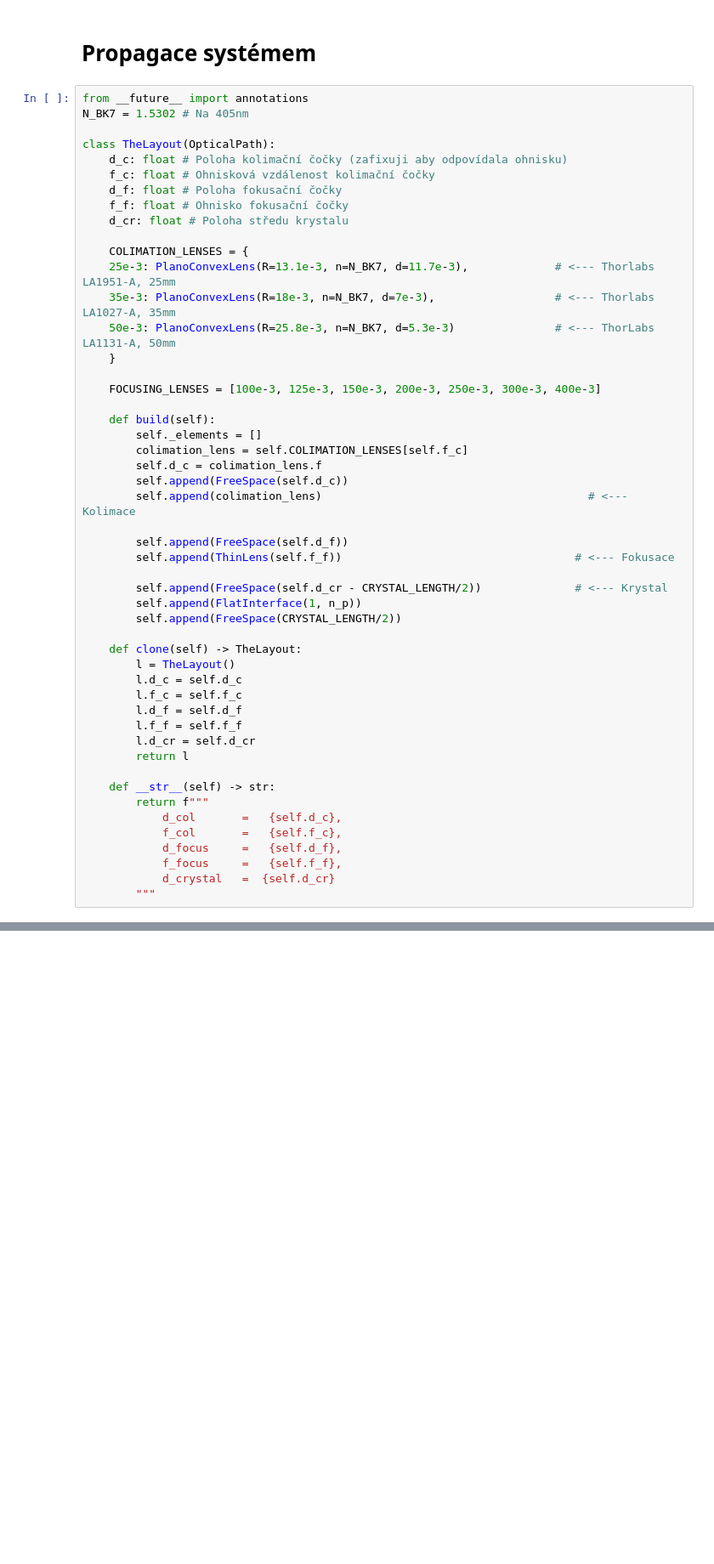
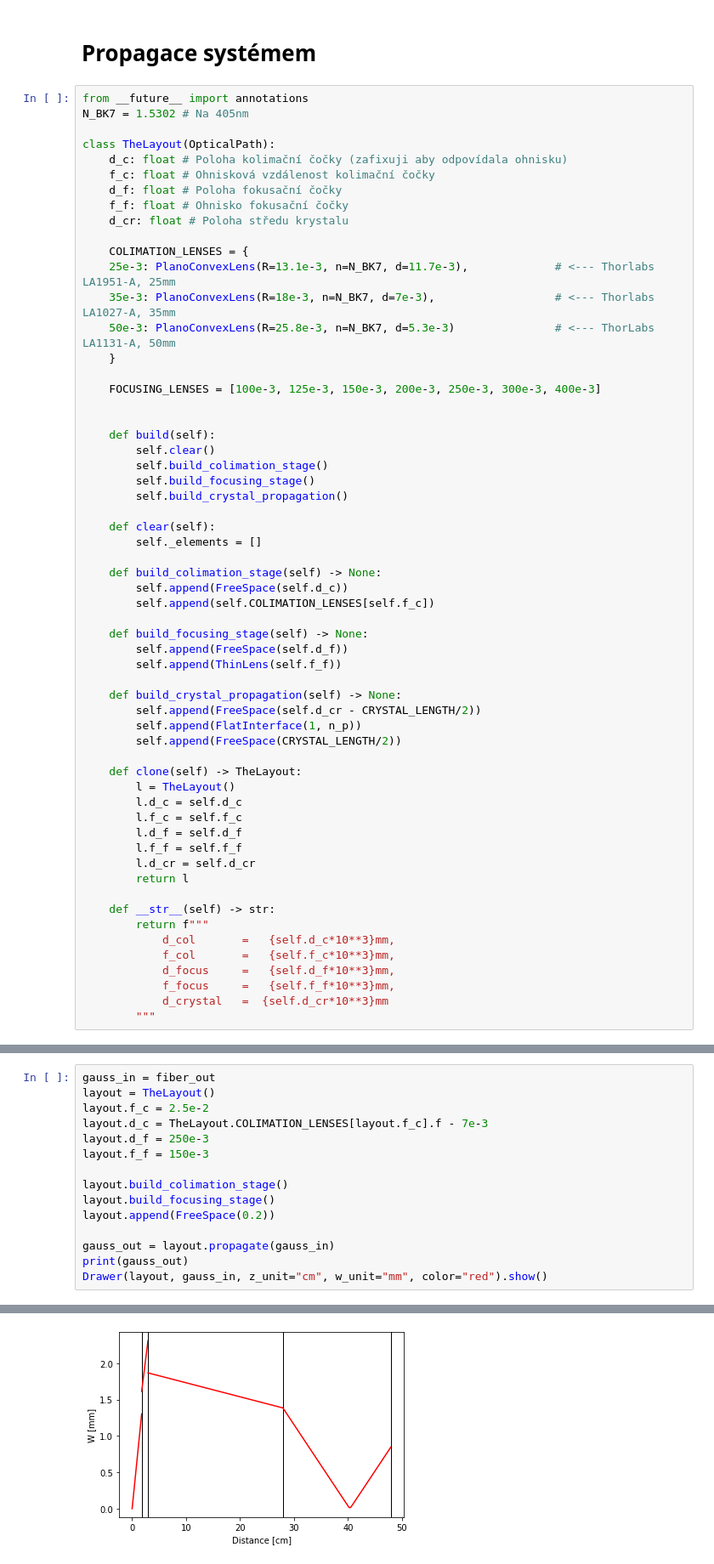
Before and after one commit to david-tomecek-fjfi/dp-layout, a Jupyter notebook: layout_calculations.ipynb, the cells around one changed output, grey strips where cells are left out. Shown: that part at 85% size. Drawn from its saved outputs; the diff is of its cells as text; blank space fills up the shorter version.

```diff
--- a/layout_calculations.ipynb
+++ b/layout_calculations.ipynb
@@ -124,17 +136,26 @@ class TheLayout(OpticalPath):
 
     FOCUSING_LENSES = [100e-3, 125e-3, 150e-3, 200e-3, 250e-3, 300e-3, 400e-3]
 
+
     def build(self):
+        self.clear()
+        self.build_colimation_stage()
+        self.build_focusing_stage()
+        self.build_crystal_propagation()
+
+    def clear(self):
         self._elements = []
-        colimation_lens = self.COLIMATION_LENSES[self.f_c]
-        self.d_c = colimation_lens.f
+
+    def build_colimation_stage(self) -> None:
         self.append(FreeSpace(self.d_c))
-        self.append(colimation_lens)                                        # <--- Kolimace
+        self.append(self.COLIMATION_LENSES[self.f_c])
 
+    def build_focusing_stage(self) -> None:
         self.append(FreeSpace(self.d_f))
-        self.append(ThinLens(self.f_f))                                   # <--- Fokusace
+        self.append(ThinLens(self.f_f))
 
-        self.append(FreeSpace(self.d_cr - CRYSTAL_LENGTH/2))              # <--- Krystal
+    def build_crystal_propagation(self) -> None:
+        self.append(FreeSpace(self.d_cr - CRYSTAL_LENGTH/2))
         self.append(FlatInterface(1, n_p))
         self.append(FreeSpace(CRYSTAL_LENGTH/2))
 
@@ -149,9 +170,9 @@ class TheLayout(OpticalPath):
 
     def __str__(self) -> str:
         return f"""
-            d_col       =   {self.d_c},
-            f_col       =   {self.f_c},
-            d_focus     =   {self.d_f},
-            f_focus     =   {self.f_f},
-            d_crystal   =  {self.d_cr}
+            d_col       =   {self.d_c*10**3}mm,
+            f_col       =   {self.f_c*10**3}mm,
+            d_focus     =   {self.d_f*10**3}mm,
+            f_focus     =   {self.f_f*10**3}mm,
+            d_crystal   =  {self.d_cr*10**3}mm
         """
@@ -204,0 +240,16 @@ AssertionError: BUG! kod pod touto pdmínkou se nikdy nevykona! Stříli to tu n
+# %%
+gauss_in = fiber_out
+layout = TheLayout()
+layout.f_c = 2.5e-2
+layout.d_c = TheLayout.COLIMATION_LENSES[layout.f_c].f - 7e-3
+layout.d_f = 250e-3
+layout.f_f = 150e-3
+
+layout.build_colimation_stage()
+layout.build_focusing_stage()
+layout.append(FreeSpace(0.2))
+
+gauss_out = layout.propagate(gauss_in)
+print(gauss_out)
+Drawer(layout, gauss_in, z_unit="cm", w_unit="mm", color="red").show()
+# %% [output]
@@ -204,0 +261 @@ AssertionError: BUG! kod pod touto pdmínkou se nikdy nevykona! Stříli to tu n
+[figure, added]
```
Also changed, not shown: parts of 5 cells of this notebook, 1 other file.
